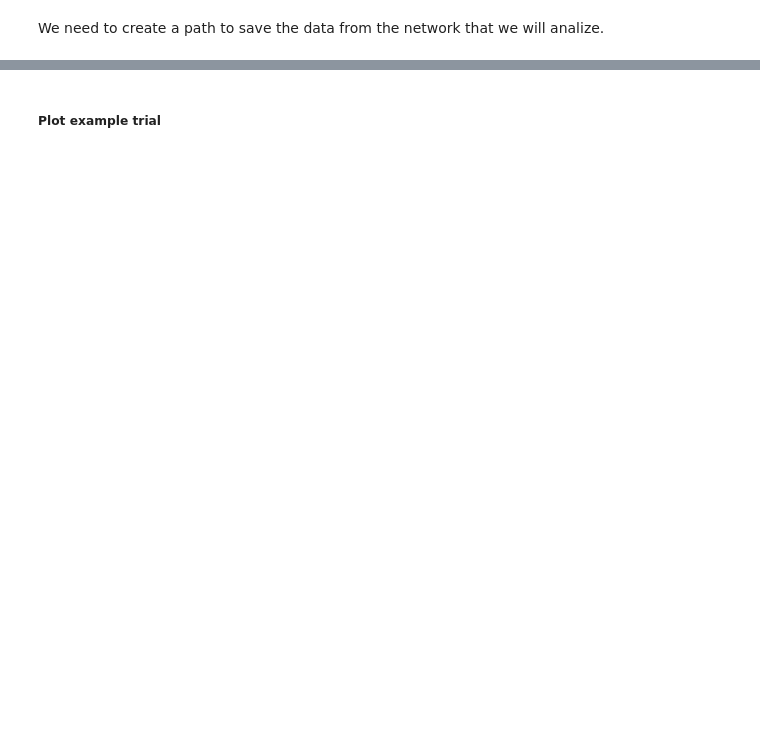
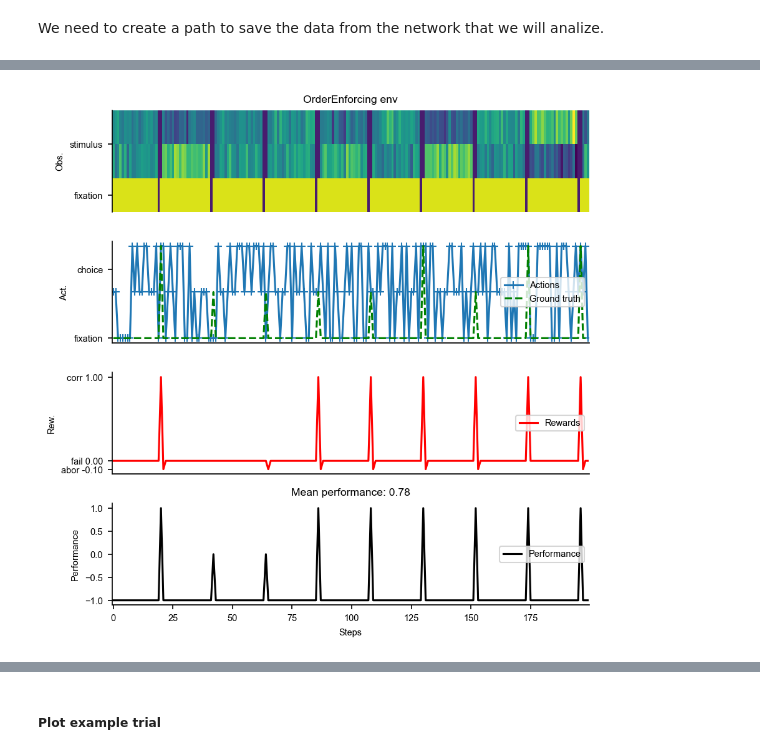
Before and after one commit to bambschool/BAMB2023, a Jupyter notebook: 4-recurrent_neural_networks/tutorial_4_RNNs-solutions.ipynb, the cells around one changed output, grey strips where cells are left out. Cells and saved outputs as stored; diff of their text form; code cells hidden in the pictures; blank space fills up the shorter version.

```diff
--- a/4-recurrent_neural_networks/tutorial_4_RNNs-solutions.ipynb
+++ b/4-recurrent_neural_networks/tutorial_4_RNNs-solutions.ipynb
@@ -286,0 +140,5 @@ Max: 6.7147503, Min: 0.0, Mean: 0.12108722, Std: 0.3906332
+# %%
+# Plot several trials of the task with a random agent
+f = plotting.plot_env(envid, fig_kwargs={'figsize': (6, 6), 'dpi':150})
+# %% [output]
+[figure, added]
```
Also changed, not shown: parts of 93 cells of this notebook.
